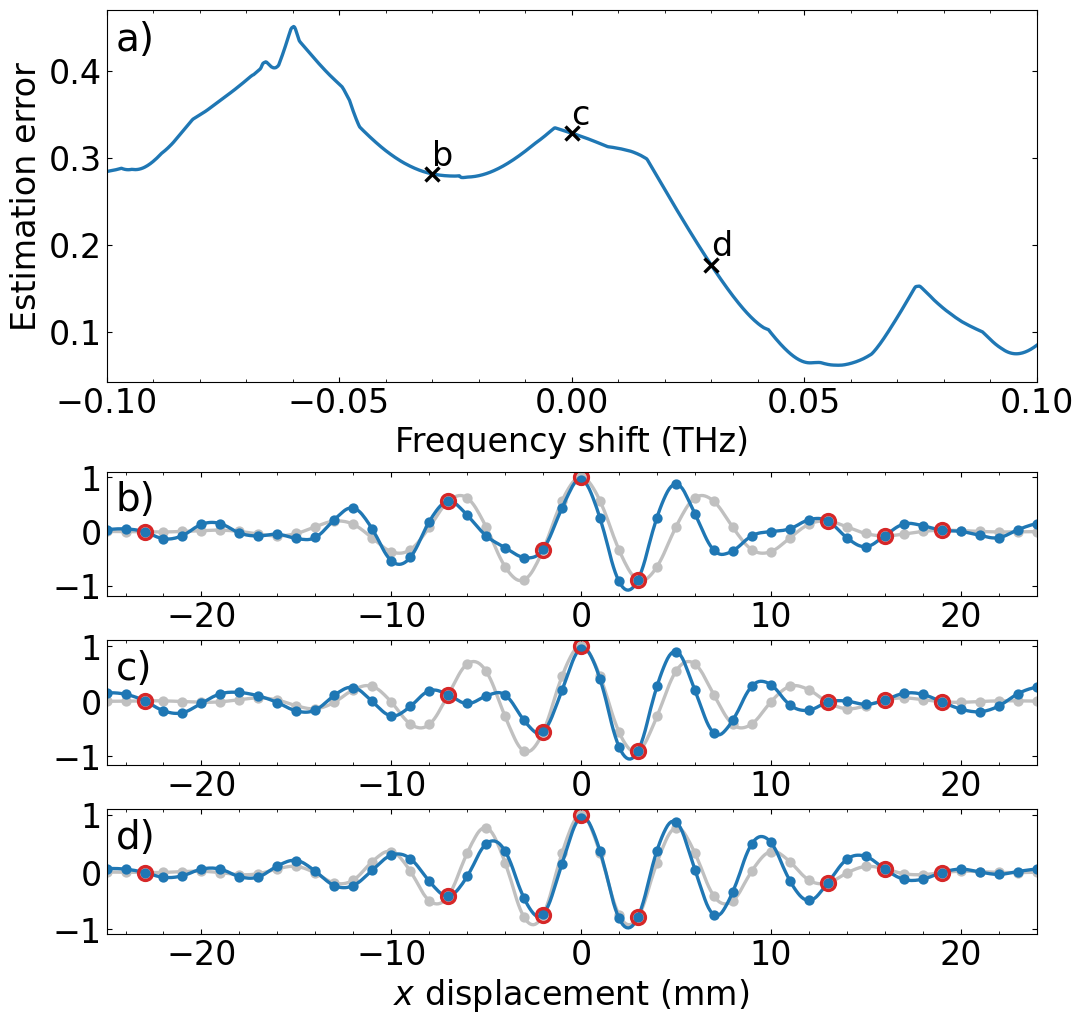
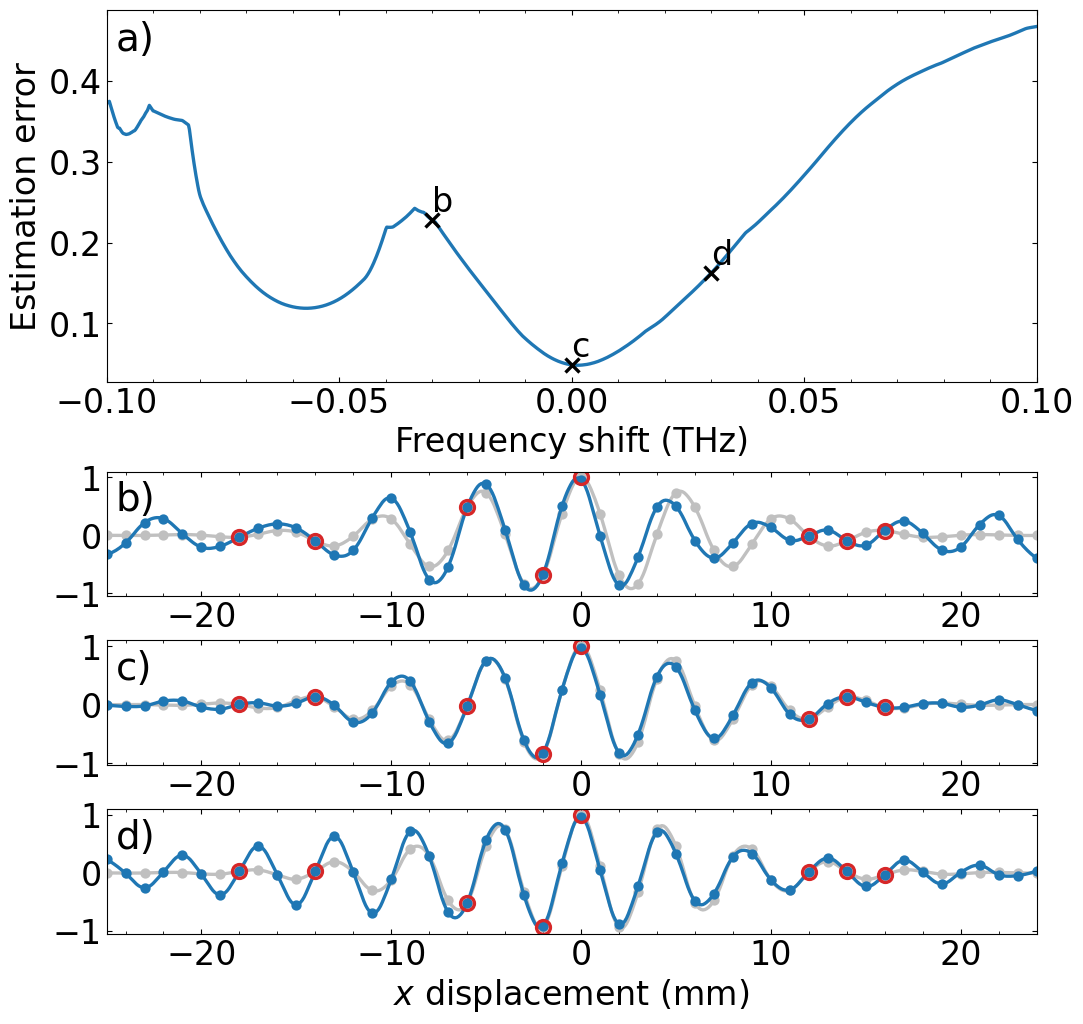
Code edit (unified diff) that turned the first committed figure into the second:
--- before
+++ after
@@ -1,7 +1,7 @@
-N = 1000; shift_range= 100e9; regularization_coeffient= 1e-2; central_freq= 250e9
+N = 1000; shift_range= 100e9; regularization_coeffient= 1e-2; central_freq= 300e9
 #test_config = cs.subsample_1d(total_points, 12, "random")
-#test_config = np.array([7,11,19,23,25,37,39,41])
+test_config = np.array([7,11,19,23,25,37,39,41])
 target = cs.generate_interferogram(total_points, pixel_pitch*1e-3, central_freq +shift, 75e9, 6)
-test_config, _ = cs.MCMC_metropolis(8, target, regularization_coeffient= regularization_coeffient, error_type= "L2")
+#test_config, _ = cs.MCMC_metropolis(8, target, regularization_coeffient= regularization_coeffient, error_type= "L2")
 
 shifts = np.linspace(-shift_range, shift_range, N)
@@ -46,4 +46,4 @@
 axs[4].set(xlabel= "$x$ displacement (mm)")
 
-fig.savefig("./graphs/frequency_shift_robustness_250.png", bbox_inches= "tight")
+#fig.savefig("./graphs/frequency_shift_robustness_250.png", bbox_inches= "tight")
 plt.show()

Commit: generalisation to a range of freqs works much better than expected!